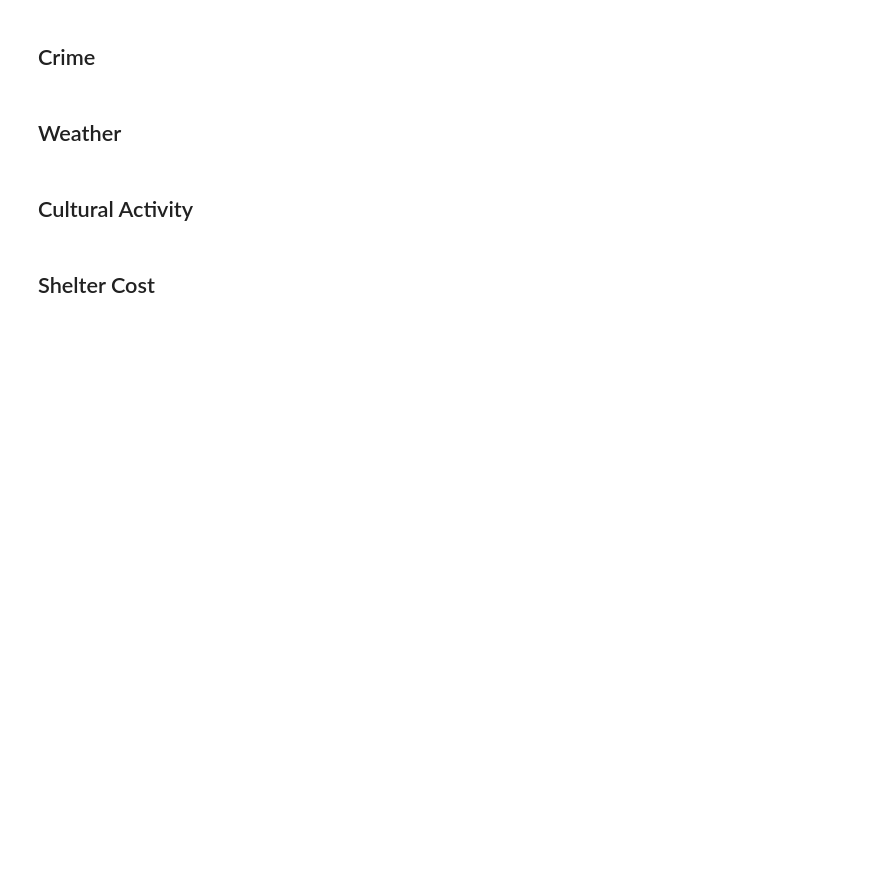
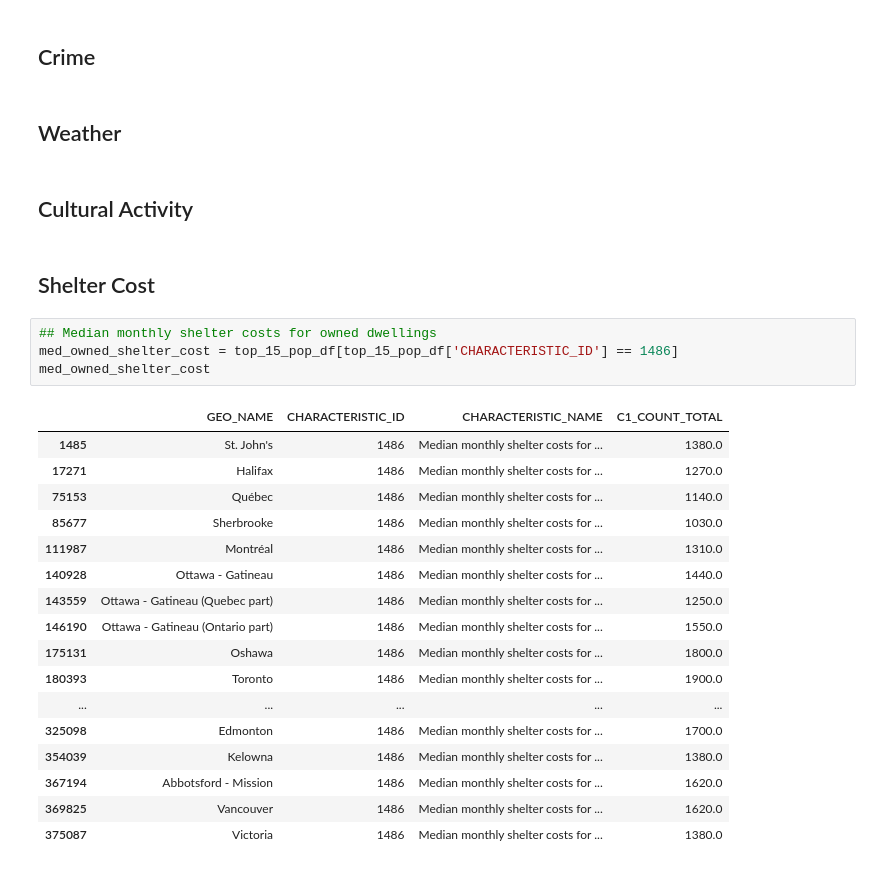
Before and after one commit to detmanski/Overview_Canada_Analysis, a Jupyter notebook: raw_data.ipynb, the cells around one changed output. Drawn from its saved outputs; the diff is of its cells as text; blank space fills up the shorter version.

```diff
--- a/raw_data.ipynb
+++ b/raw_data.ipynb
@@ -152,3 +179,25 @@ Text(0.5, 1.0, 'Average Income by City')
 ## Cultural Activity
 # %% [markdown]
 ## Shelter Cost
+# %%
+## Median monthly shelter costs for owned dwellings
+med_owned_shelter_cost = top_15_pop_df[top_15_pop_df['CHARACTERISTIC_ID'] == 1486]
+med_owned_shelter_cost
+# %% [output]
+|  | GEO_NAME | CHARACTERISTIC_ID | CHARACTERISTIC_NAME | C1_COUNT_TOTAL |
+| 1485 | St. John's | 1486 | Median monthly shelter costs for ... | 1380.0 |
+| 17271 | Halifax | 1486 | Median monthly shelter costs for ... | 1270.0 |
+| 75153 | Québec | 1486 | Median monthly shelter costs for ... | 1140.0 |
+| 85677 | Sherbrooke | 1486 | Median monthly shelter costs for ... | 1030.0 |
+| 111987 | Montréal | 1486 | Median monthly shelter costs for ... | 1310.0 |
+| 140928 | Ottawa - Gatineau | 1486 | Median monthly shelter costs for ... | 1440.0 |
+| 143559 | Ottawa - Gatineau (Quebec part) | 1486 | Median monthly shelter costs for ... | 1250.0 |
+| 146190 | Ottawa - Gatineau (Ontario part) | 1486 | Median monthly shelter costs for ... | 1550.0 |
+| 175131 | Oshawa | 1486 | Median monthly shelter costs for ... | 1800.0 |
+| 180393 | Toronto | 1486 | Median monthly shelter costs for ... | 1900.0 |
+| ... | ... | ... | ... | ... |
+| 325098 | Edmonton | 1486 | Median monthly shelter costs for ... | 1700.0 |
+| 354039 | Kelowna | 1486 | Median monthly shelter costs for ... | 1380.0 |
+| 367194 | Abbotsford - Mission | 1486 | Median monthly shelter costs for ... | 1620.0 |
+| 369825 | Vancouver | 1486 | Median monthly shelter costs for ... | 1620.0 |
+| 375087 | Victoria | 1486 | Median monthly shelter costs for ... | 1380.0 |
```
Also changed, not shown: parts of 7 cells of this notebook.
